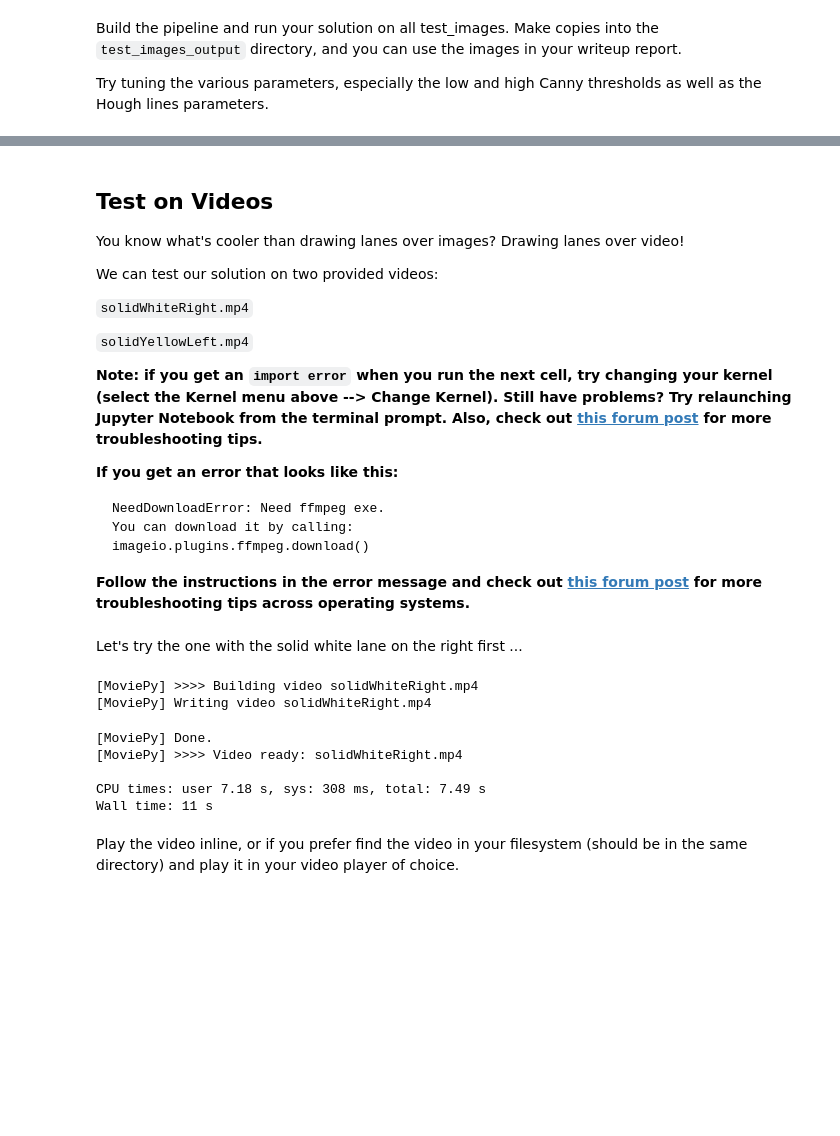
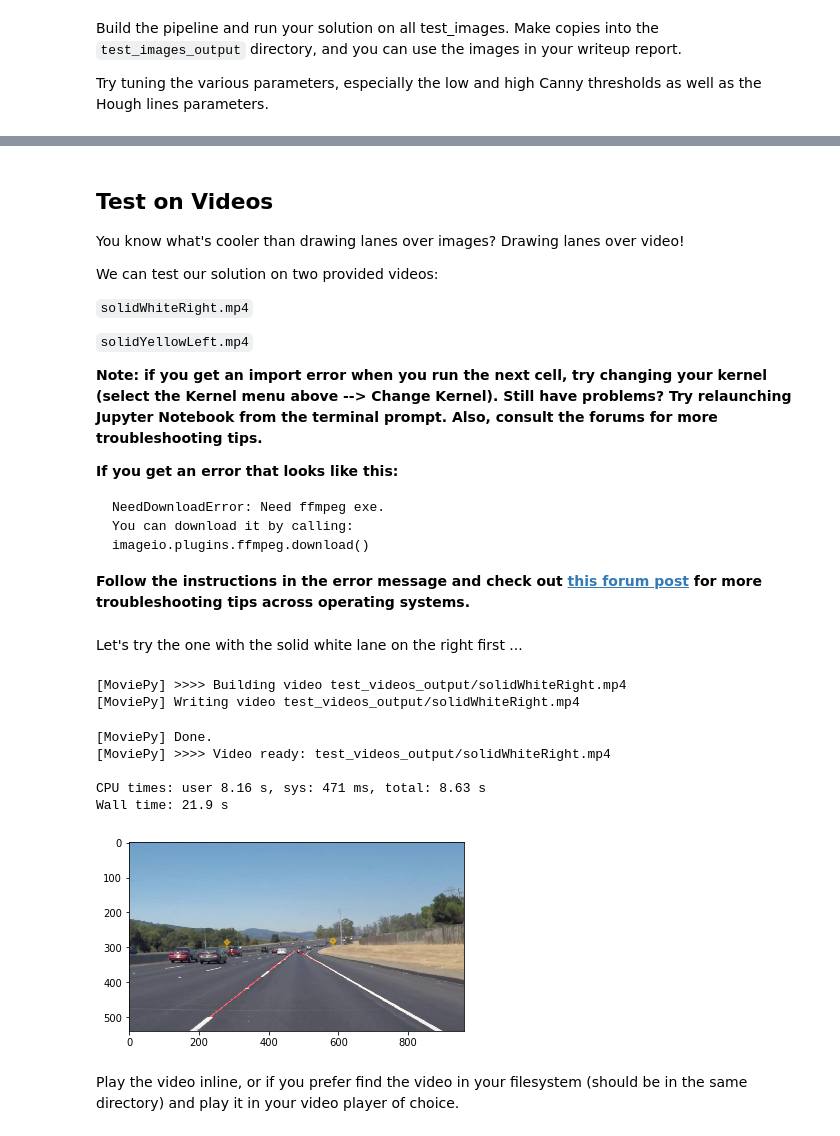
Before and after one commit to rachuism/CarND-LaneLines-P1, a Jupyter notebook: P1.ipynb, the cells around one changed output, grey strips where cells are left out. Drawn from its saved outputs; the diff is of its cells as text; code cells hidden in the pictures; blank space fills up the shorter version.

````diff
--- a/P1.ipynb
+++ b/P1.ipynb
@@ -240,9 +219,3 @@ def plt_img(image, fig, axis, cmap=None):
 
 Build your pipeline to work on the images in the directory "test_images"
 **You should make sure your pipeline works well on these images before you try the videos.**
-# %%
-import os
-img_dir = 'test_images/'
-for img in os.listdir(img_dir):
-    image = mpimg.imread(img_dir+img)
-    ls = pipeline(image, preview=True)
@@ -330,7 +297,7 @@ We can test our solution on two provided videos:
 
 `solidYellowLeft.mp4`
 
-**Note: if you get an `import error` when you run the next cell, try changing your kernel (select the Kernel menu above --> Change Kernel).  Still have problems?  Try relaunching Jupyter Notebook from the terminal prompt. Also, check out [this forum post](https://carnd-forums.udacity.com/questions/22677062/answers/22677109) for more troubleshooting tips.**
+**Note: if you get an import error when you run the next cell, try changing your kernel (select the Kernel menu above --> Change Kernel). Still have problems? Try relaunching Jupyter Notebook from the terminal prompt. Also, consult the forums for more troubleshooting tips.**
 
 **If you get an error that looks like this:**
 ```
@@ -338,6 +305,6 @@ NeedDownloadError: Need ffmpeg exe.
 You can download it by calling:
 imageio.plugins.ffmpeg.download()
 ```
-**Follow the instructions in the error message and check out [this forum post](https://carnd-forums.udacity.com/display/CAR/questions/26218840/import-videofileclip-error) for more troubleshooting tips across operating systems.**
+**Follow the instructions in the error message and check out [this forum post](https://discussions.udacity.com/t/project-error-of-test-on-videos/274082) for more troubleshooting tips across operating systems.**
 # %%
 # Import everything needed to edit/save/watch video clips
@@ -354,19 +321,25 @@ def process_image(image):
     return result
 # %% [markdown]
 Let's try the one with the solid white lane on the right first ...
-# %%
-white_output = 'solidWhiteRight.mp4'
-clip1 = VideoFileClip("test_videos/solidWhiteRight.mp4")
-white_clip = clip1.fl_image(process_image) #NOTE: this function expects color images!!
-%time white_clip.write_videofile(white_output, audio=False)
-# %% [output]
-[MoviePy] >>>> Building video solidWhiteRight.mp4
-[MoviePy] Writing video solidWhiteRight.mp4
-[MoviePy] Done.
-[MoviePy] >>>> Video ready: solidWhiteRight.mp4
-
-CPU times: user 7.18 s, sys: 308 ms, total: 7.49 s
-Wall time: 11 s
+# %%
+white_output = 'test_videos_output/solidWhiteRight.mp4'
+## To speed up the testing process you may want to try your pipeline on a shorter subclip of the video
+## To do so add .subclip(start_second,end_second) to the end of the line below
+## Where start_second and end_second are integer values representing the start and end of the subclip
+## You may also uncomment the following line for a subclip of the first 5 seconds
+##clip1 = VideoFileClip("test_videos/solidWhiteRight.mp4").subclip(0,5)
+clip1 = VideoFileClip("test_videos/solidWhiteRight.mp4")
+white_clip = clip1.fl_image(process_image) #NOTE: this function expects color images!!
+%time white_clip.write_videofile(white_output, audio=False)
+# %% [output]
+[MoviePy] >>>> Building video test_videos_output/solidWhiteRight.mp4
+[MoviePy] Writing video test_videos_output/solidWhiteRight.mp4
+[MoviePy] Done.
+[MoviePy] >>>> Video ready: test_videos_output/solidWhiteRight.mp4
+
+CPU times: user 8.16 s, sys: 471 ms, total: 8.63 s
+Wall time: 21.9 s
+[figure, added]
 # %% [markdown]
 Play the video inline, or if you prefer find the video in your filesystem (should be in the same directory) and play it in your video player of choice.
 # %%
````
Also changed, not shown: parts of 14 cells of this notebook.
